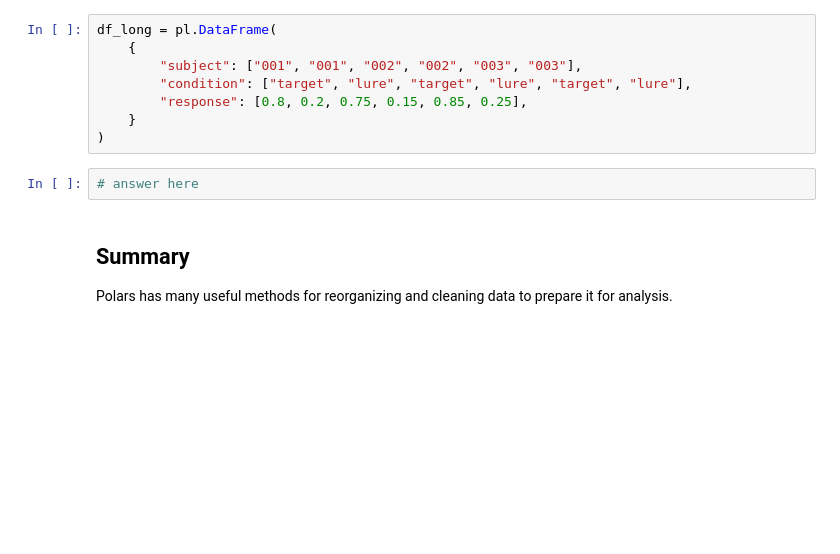
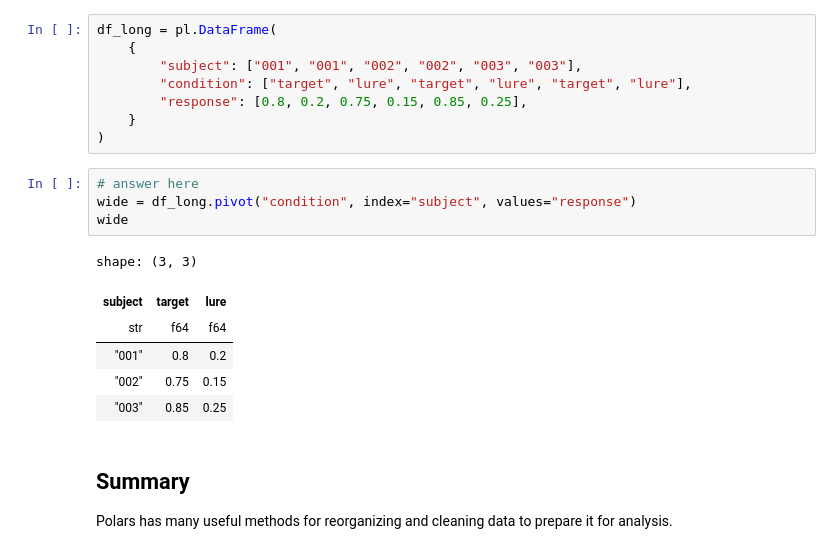
Before and after one commit to lorenzovaladez07-lgtm/datascipsych, a Jupyter notebook: chapters/chapter8/data_cleaning.ipynb, the cells around one changed output. Cells and saved outputs as stored; diff of their text form; blank space fills up the shorter version.

```diff
--- a/chapters/chapter8/data_cleaning.ipynb
+++ b/chapters/chapter8/data_cleaning.ipynb
@@ -878,8 +865,17 @@ df_long = pl.DataFrame(
         "response": [0.8, 0.2, 0.75, 0.15, 0.85, 0.25],
     }
 )
-# %%
-# answer here
+# %%
+# answer here
+wide = df_long.pivot("condition", index="subject", values="response")
+wide
+# %% [output]
+shape: (3, 3)
+| subject | target | lure |
+| str | f64 | f64 |
+| "001" | 0.8 | 0.2 |
+| "002" | 0.75 | 0.15 |
+| "003" | 0.85 | 0.25 |
 # %% [markdown]
 ## Summary
 
```
Also changed, not shown: parts of 9 cells of this notebook.
